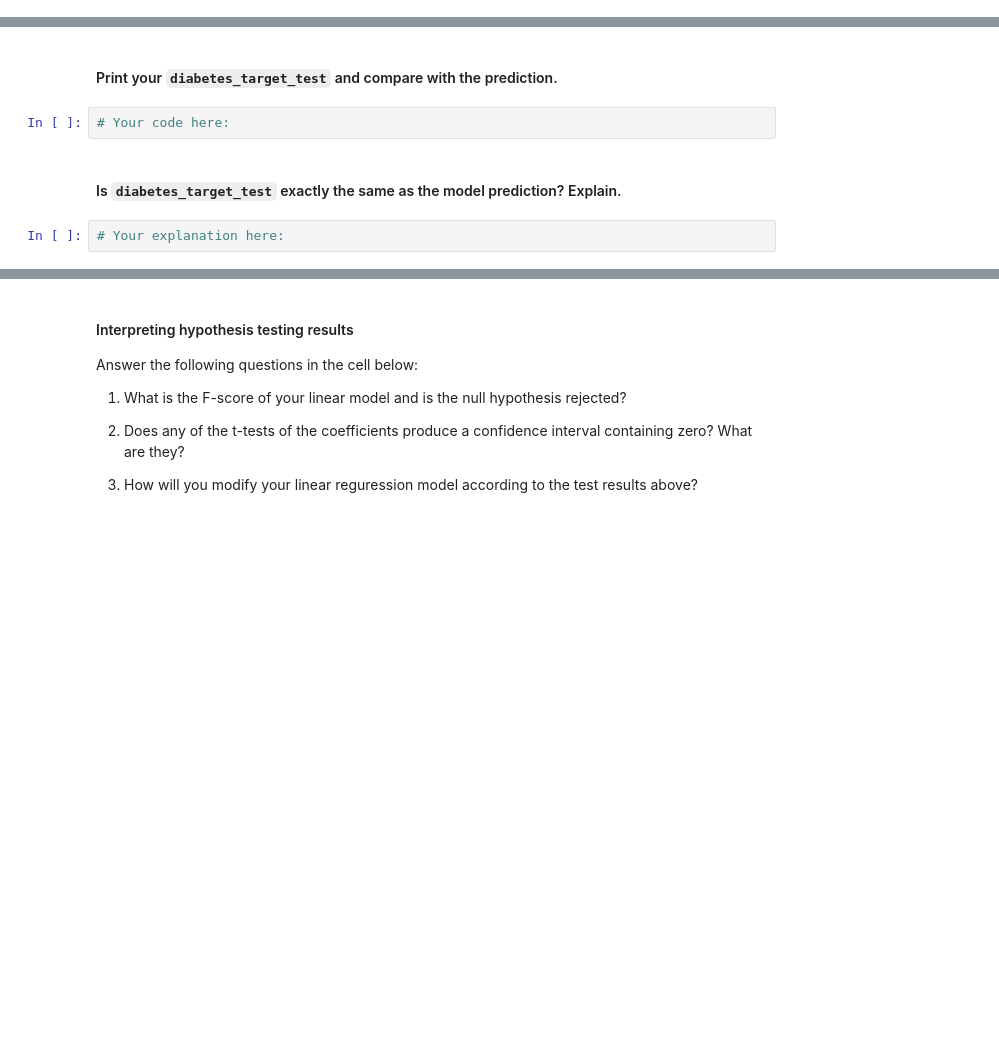
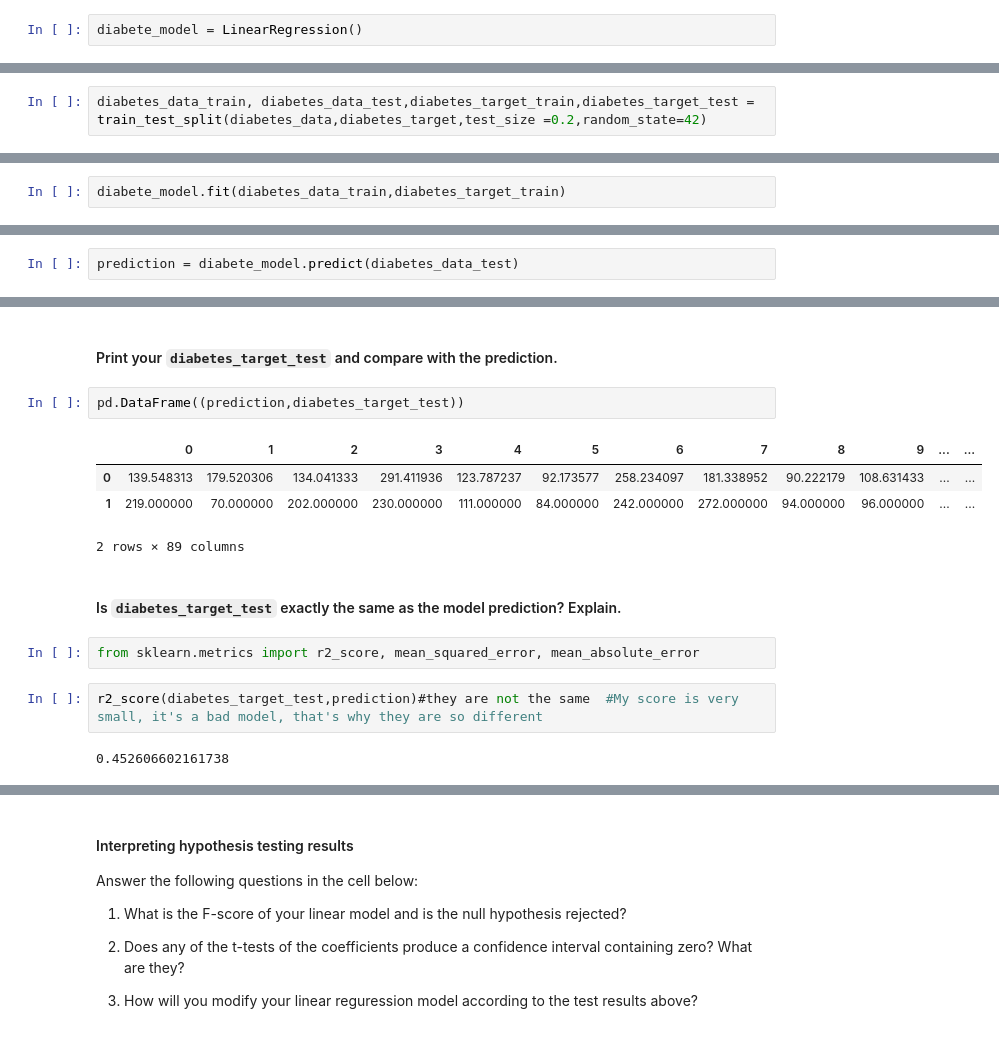
Before and after one commit to ta-datapt-bcn/lab-supervised-learning-regression, a Jupyter notebook: your-code/main.ipynb, the cells around one changed output, grey strips where cells are left out. Cells and saved outputs as stored; diff of their text form; blank space fills up the shorter version.

```diff
--- a/your-code/main.ipynb
+++ b/your-code/main.ipynb
@@ -72,3 +127,5 @@ Also take a look at the `sklearn.linear_model.LinearRegression` [documentation](
+# %%
+diabete_model = LinearRegression()
 # %% [markdown]
 #### Next, let's split the training and test data.
 
@@ -77,0 +135,2 @@ Define `diabetes_data_train`, `diabetes_target_train`, `diabetes_data_test`, and
+# %%
+diabetes_data_train, diabetes_data_test,diabetes_target_train,diabetes_target_test = train_test_split(diabetes_data,diabetes_target,test_size =0.2,random_state=42)
@@ -81,0 +143,2 @@ Fit the training data and target to `diabetes_model`. Print the *intercept* and
+# %%
+diabete_model.fit(diabetes_data_train,diabetes_target_train)
@@ -94,0 +167,2 @@ This is the linear regression model fitted to your training dataset.
+# %%
+prediction = diabete_model.predict(diabetes_data_test)
@@ -95,11 +189,20 @@ This is the linear regression model fitted to your training dataset.
 # %% [markdown]
 #### Print your `diabetes_target_test` and compare with the prediction.
-# %%
-# Your code here:
+# %%
+pd.DataFrame((prediction,diabetes_target_test))
+# %% [output]
+|  | 0 | 1 | 2 | 3 | 4 | 5 | 6 | 7 | 8 | 9 | ... | ... |
+| 0 | 139.548313 | 179.520306 | 134.041333 | 291.411936 | 123.787237 | 92.173577 | 258.234097 | 181.338952 | 90.222179 | 108.631433 | ... | ... |
+| 1 | 219.000000 | 70.000000 | 202.000000 | 230.000000 | 111.000000 | 84.000000 | 242.000000 | 272.000000 | 94.000000 | 96.000000 | ... | ... |
+2 rows × 89 columns
 # %% [markdown]
 #### Is `diabetes_target_test` exactly the same as the model prediction? Explain.
-# %%
-# Your explanation here:
+# %%
+from sklearn.metrics import r2_score, mean_squared_error, mean_absolute_error
+# %%
+r2_score(diabetes_target_test,prediction)#they are not the same  #My score is very small, it's a bad model, that's why they are so different
+# %% [output]
+0.452606602161738
 # %% [markdown]
 # Bonus Challenge 1 - Hypothesis Testing with `statsmodels`
 
```
Also changed, not shown: parts of 102 cells of this notebook, 1 other file.
